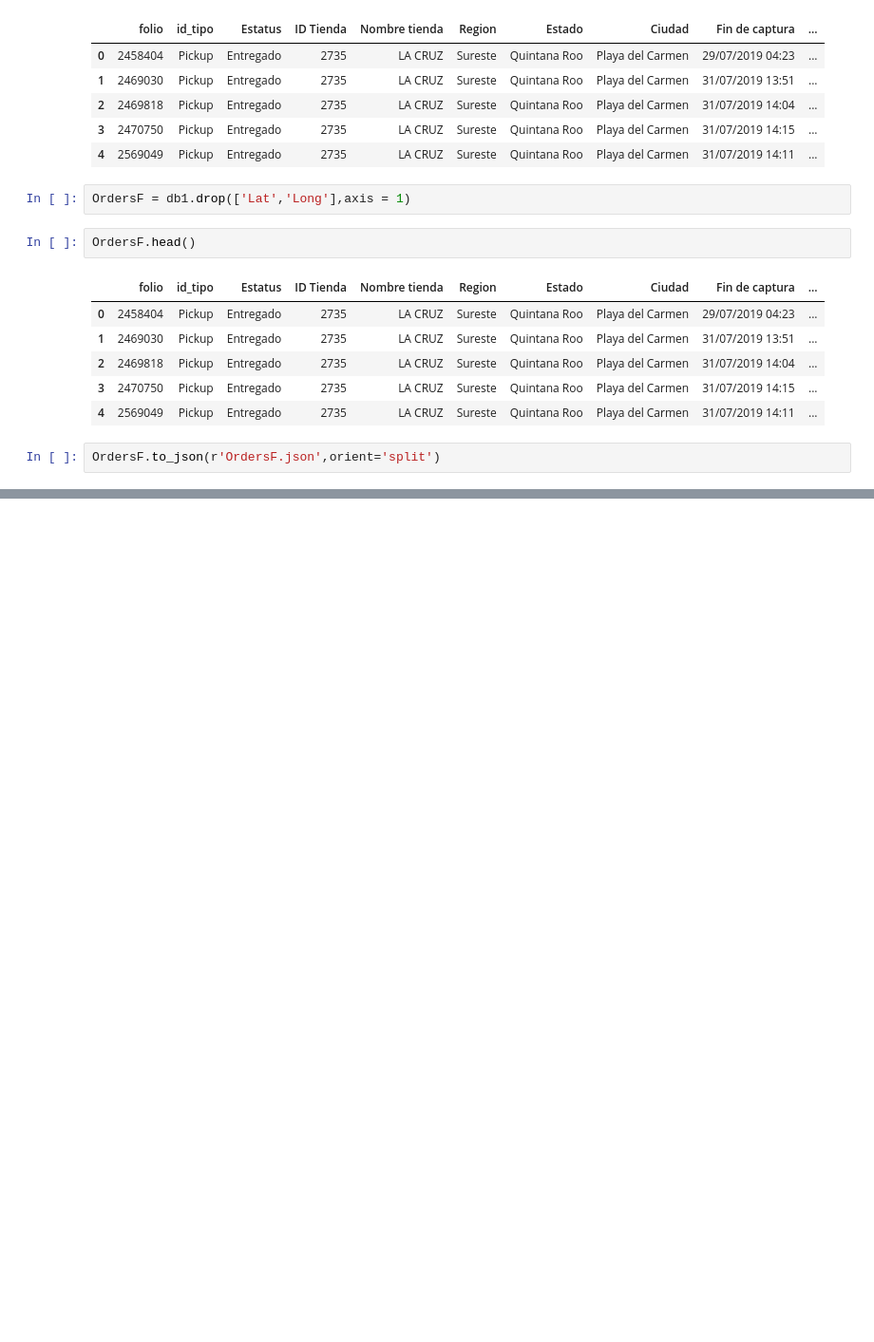
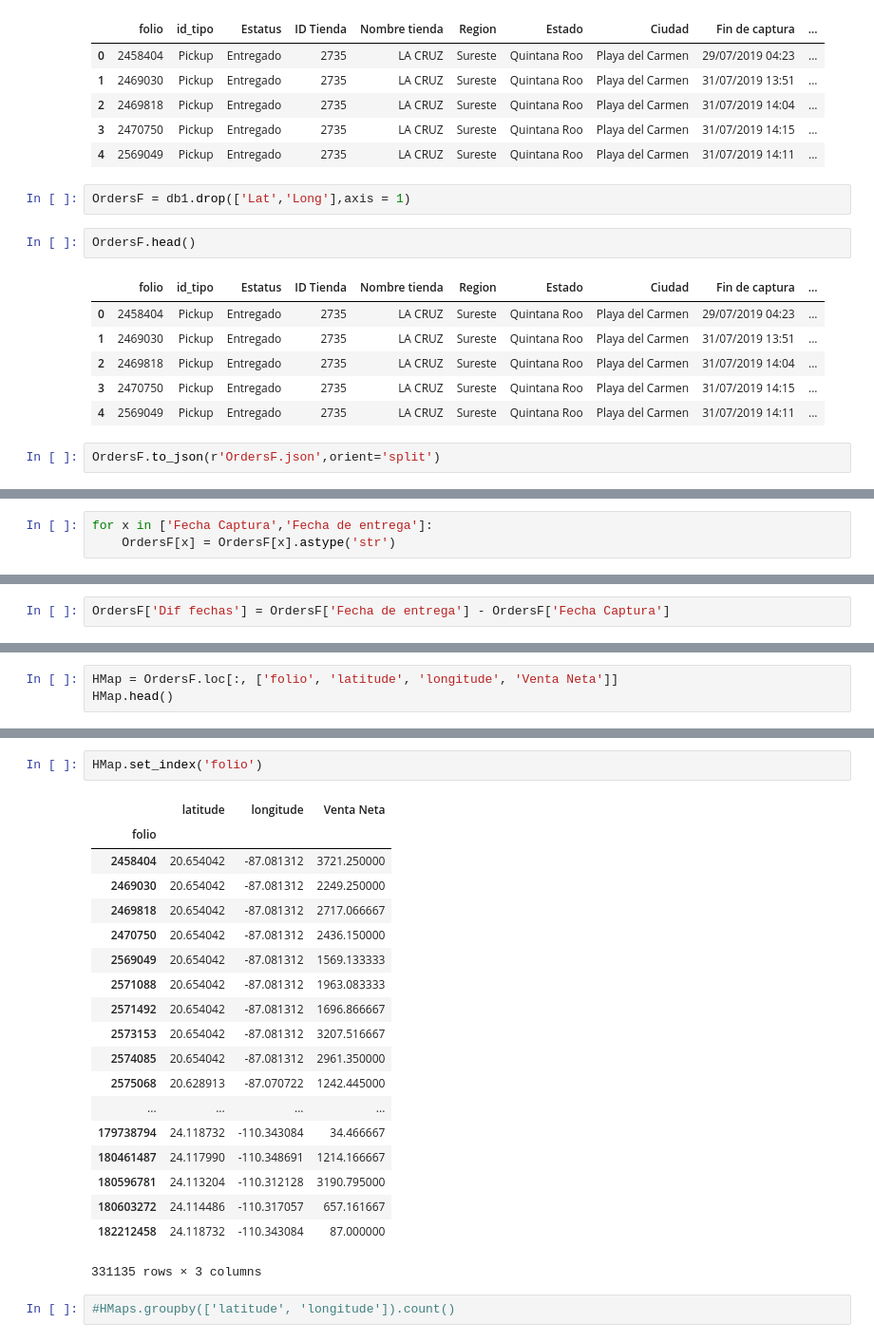
Before and after one commit to MarcoASB/Project2, a Jupyter notebook: DataCleaning.ipynb, the cells around one changed output, grey strips where cells are left out. Shown at 95% size. Drawn from its saved outputs; the diff is of its cells as text; blank space fills up the shorter version.

Commit message:
HMap

```diff
--- a/DataCleaning.ipynb
+++ b/DataCleaning.ipynb
@@ -164,0 +220,3 @@ OrdersF.to_json(r'OrdersF.json',orient='split')
+# %%
+for x in ['Fecha Captura','Fecha de entrega']:
+    OrdersF[x] = OrdersF[x].astype('str')
@@ -164,0 +246,2 @@ OrdersF.to_json(r'OrdersF.json',orient='split')
+# %%
+OrdersF['Dif fechas'] = OrdersF['Fecha de entrega'] - OrdersF['Fecha Captura']
@@ -164,0 +250,3 @@ OrdersF.to_json(r'OrdersF.json',orient='split')
+# %%
+HMap = OrdersF.loc[:, ['folio', 'latitude', 'longitude', 'Venta Neta']]
+HMap.head()
@@ -164,0 +260,24 @@ OrdersF.to_json(r'OrdersF.json',orient='split')
+# %%
+HMap.set_index('folio')
+# %% [output]
+|  | latitude | longitude | Venta Neta |
+| folio |  |  |  |
+| 2458404 | 20.654042 | -87.081312 | 3721.250000 |
+| 2469030 | 20.654042 | -87.081312 | 2249.250000 |
+| 2469818 | 20.654042 | -87.081312 | 2717.066667 |
+| 2470750 | 20.654042 | -87.081312 | 2436.150000 |
+| 2569049 | 20.654042 | -87.081312 | 1569.133333 |
+| 2571088 | 20.654042 | -87.081312 | 1963.083333 |
+| 2571492 | 20.654042 | -87.081312 | 1696.866667 |
+| 2573153 | 20.654042 | -87.081312 | 3207.516667 |
+| 2574085 | 20.654042 | -87.081312 | 2961.350000 |
+| 2575068 | 20.628913 | -87.070722 | 1242.445000 |
+| ... | ... | ... | ... |
+| 179738794 | 24.118732 | -110.343084 | 34.466667 |
+| 180461487 | 24.117990 | -110.348691 | 1214.166667 |
+| 180596781 | 24.113204 | -110.312128 | 3190.795000 |
+| 180603272 | 24.114486 | -110.317057 | 657.161667 |
+| 182212458 | 24.118732 | -110.343084 | 87.000000 |
+331135 rows × 3 columns
+# %%
+#HMaps.groupby(['latitude', 'longitude']).count()
```
Also changed, not shown: parts of 9 cells of this notebook, 3 other files.
